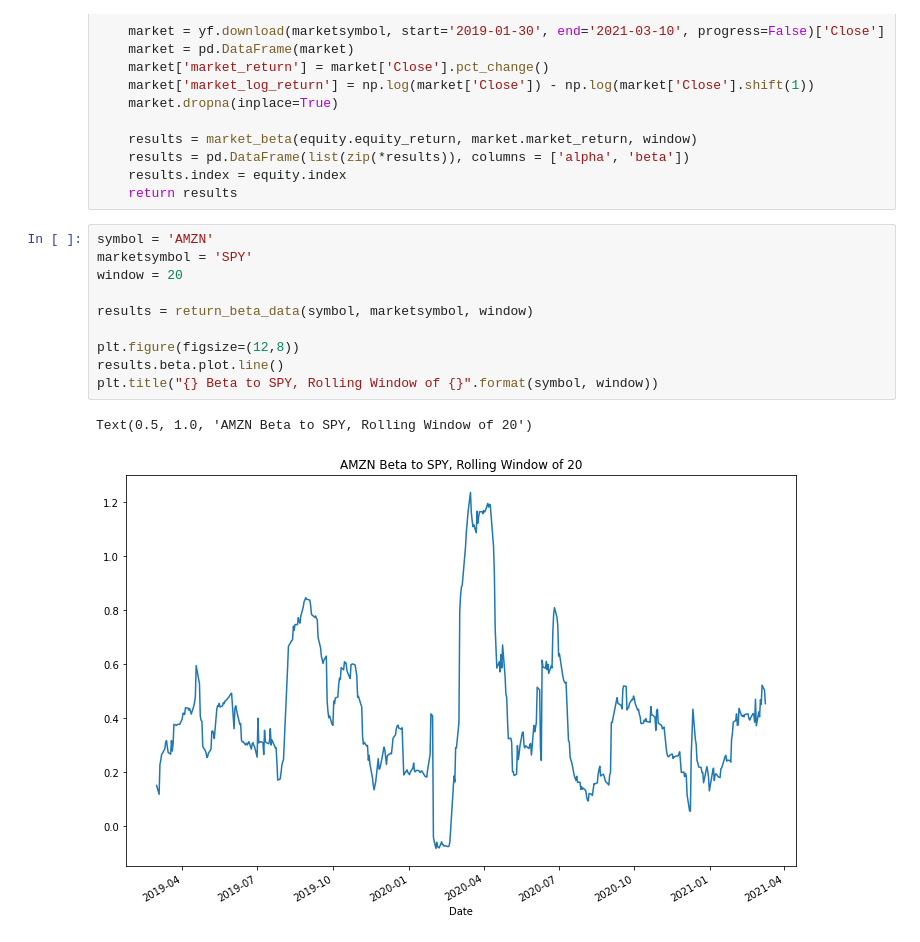
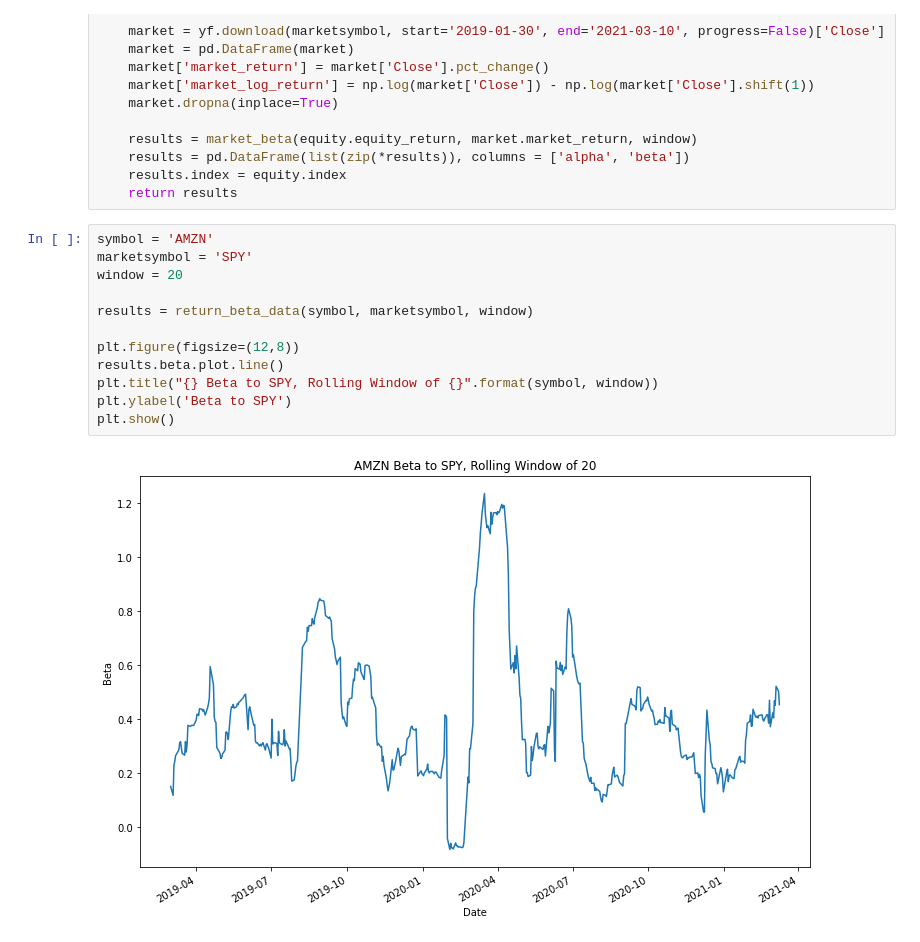
Before and after one commit to chainsaw0/beta, a Jupyter notebook: MarketBetas.ipynb, the cells around one changed output. Cells and saved outputs as stored; diff of their text form.

```diff
--- a/MarketBetas.ipynb
+++ b/MarketBetas.ipynb
@@ -57,16 +57,17 @@ def return_beta_data(symbol, marketsymbol, window):
 # %%
 symbol = 'AMZN'
 marketsymbol = 'SPY'
 window = 20
 
 results = return_beta_data(symbol, marketsymbol, window)
 
 plt.figure(figsize=(12,8))
 results.beta.plot.line()
 plt.title("{} Beta to SPY, Rolling Window of {}".format(symbol, window))
+plt.ylabel('Beta to SPY')
+plt.show()
 # %% [output]
-Text(0.5, 1.0, 'AMZN Beta to SPY, Rolling Window of 20')
-[figure, old version]
+[figure, new version]
 # %%
 symbol = 'NFLX'
 marketsymbol = 'SPY'
```
Also changed, not shown: parts of 3 cells of this notebook.
